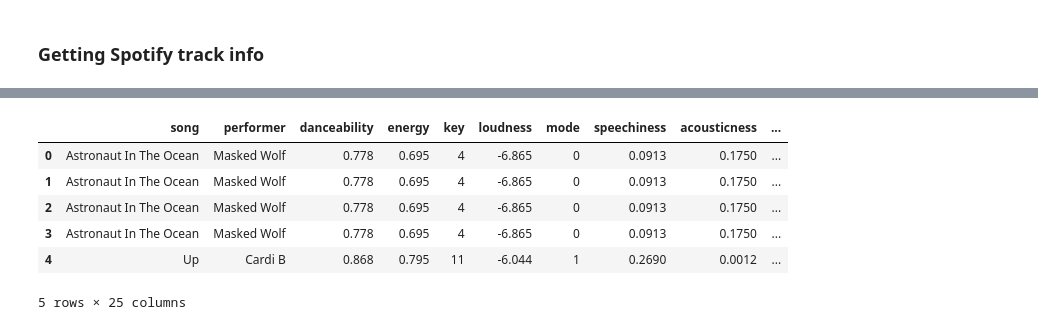
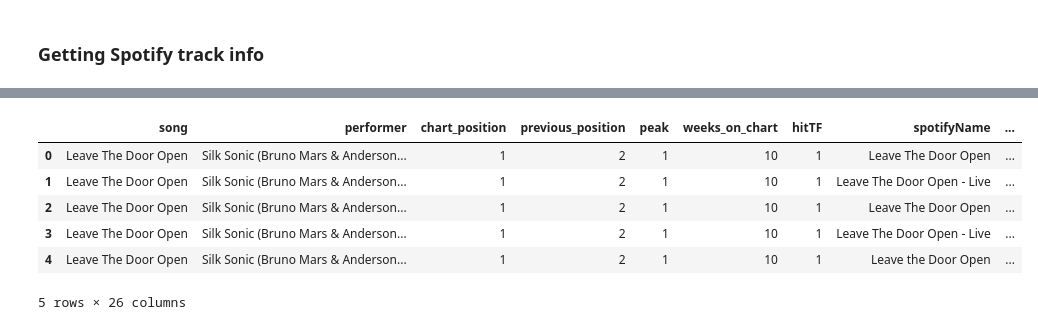
Before and after one commit to reccleston/song-predictions, a Jupyter notebook: sarah/billboardScrapeSpotifyCallsNew.ipynb, the cells around one changed output, grey strips where cells are left out. Drawn from its saved outputs; the diff is of its cells as text; code cells hidden in the pictures.

Commit message:
adding sql calls to scraping

```diff
--- a/sarah/billboardScrapeSpotifyCallsNew.ipynb
+++ b/sarah/billboardScrapeSpotifyCallsNew.ipynb
@@ -40,0 +51,6 @@ days: 13, in weeks: 2
+# %%
+# finding today's date
+import datetime as dt
+from datetime import date, timedelta, datetime
+today = date.today()
+today
@@ -40,0 +59,9 @@ days: 13, in weeks: 2
+# %%
+# finding the gap between today's date and the last day for which scraping was done
+num_days_since = int(str(today - lastUpdate).split(' ')[0])
+# billboard charts come out every week,
+# it is necessary to find number of weeks to know how many pages to scrape
+num_weeks_since = round(num_days_since/7)
+date_to_start = str(lastUpdate + dt.timedelta(days=7)).split(' ')[0]
+print(f'days: {num_days_since}, in weeks: {num_weeks_since}')
+print(date_to_start)
@@ -265,6 +295,7 @@ def get_song_uri(df, col_with_song_name):
     song_list = {
         'artist': [],
         'song': [],
+        'spotifyName': [],
         'uri': []
     }
 
@@ -274,7 +305,8 @@ def get_song_uri(df, col_with_song_name):
         results = spotify.search(q=song, limit=5)['tracks']['items']
         for track in results:
             song_list['artist'].append(track['artists'][0]['name'])
-            song_list['song'].append(track['name'])
+            song_list['song'].append(row[f'{col_with_song_name}'])
+            song_list['spotifyName'].append(track['name'])
             song_list['uri'].append(track['uri'])
 
     return song_list
@@ -294,6 +326,7 @@ song_uri_df.head()
 # getting spotify song features for each song
 features = {
     'song': [],
+    'spotifyName': [],
     'artist': [],
     'features': []
 }
@@ -302,6 +335,7 @@ for i, row in song_uri_df.iterrows():
     uri = row['uri']
     audio_features = spotify.audio_features(uri)[0]
     features['song'].append(row['song'])
+    features['spotifyName'].append(row['spotifyName'])
     features['artist'].append(row['artist'])
     features['features'].append(audio_features)
 # %%
@@ -351,15 +396,17 @@ bb_features_df.head()
 # %%
 # merging the original 2021 df with the newly obtained track features
-fresh_merge = pd.merge(bb_features_df, freshData)
+# mixing cols together on basis of same song title, so use pd.merge
+fresh_merge = freshData.merge(bb_features_df, on='song', how='left', suffixes=('', '_drop'))
+fresh_merge.drop([col for col in fresh_merge.columns if 'drop' in col], axis=1, inplace=True)
 fresh_merge.head()
 # %% [output]
-|  | song | performer | danceability | energy | key | loudness | mode | speechiness | acousticness | ... |
-| 0 | Astronaut In The Ocean | Masked Wolf | 0.778 | 0.695 | 4 | -6.865 | 0 | 0.0913 | 0.1750 | ... |
-| 1 | Astronaut In The Ocean | Masked Wolf | 0.778 | 0.695 | 4 | -6.865 | 0 | 0.0913 | 0.1750 | ... |
-| 2 | Astronaut In The Ocean | Masked Wolf | 0.778 | 0.695 | 4 | -6.865 | 0 | 0.0913 | 0.1750 | ... |
-| 3 | Astronaut In The Ocean | Masked Wolf | 0.778 | 0.695 | 4 | -6.865 | 0 | 0.0913 | 0.1750 | ... |
-| 4 | Up | Cardi B | 0.868 | 0.795 | 11 | -6.044 | 1 | 0.2690 | 0.0012 | ... |
+|  | song | performer | chart_position | previous_position | peak | weeks_on_chart | hitTF | spotifyName | ... |
+| 0 | Leave The Door Open | Silk Sonic (Bruno Mars & Anderson... | 1 | 2 | 1 | 10 | 1 | Leave The Door Open | ... |
+| 1 | Leave The Door Open | Silk Sonic (Bruno Mars & Anderson... | 1 | 2 | 1 | 10 | 1 | Leave The Door Open - Live | ... |
+| 2 | Leave The Door Open | Silk Sonic (Bruno Mars & Anderson... | 1 | 2 | 1 | 10 | 1 | Leave The Door Open | ... |
+| 3 | Leave The Door Open | Silk Sonic (Bruno Mars & Anderson... | 1 | 2 | 1 | 10 | 1 | Leave The Door Open - Live | ... |
+| 4 | Leave The Door Open | Silk Sonic (Bruno Mars & Anderson... | 1 | 2 | 1 | 10 | 1 | Leave the Door Open | ... |
-5 rows × 25 columns
+5 rows × 26 columns
 # %%
 # removing and moving around cols
 fresh_merge = fresh_merge[['song', 'performer', 'chart_position',
```
Also changed, not shown: parts of 50 cells of this notebook, 3 other files.
